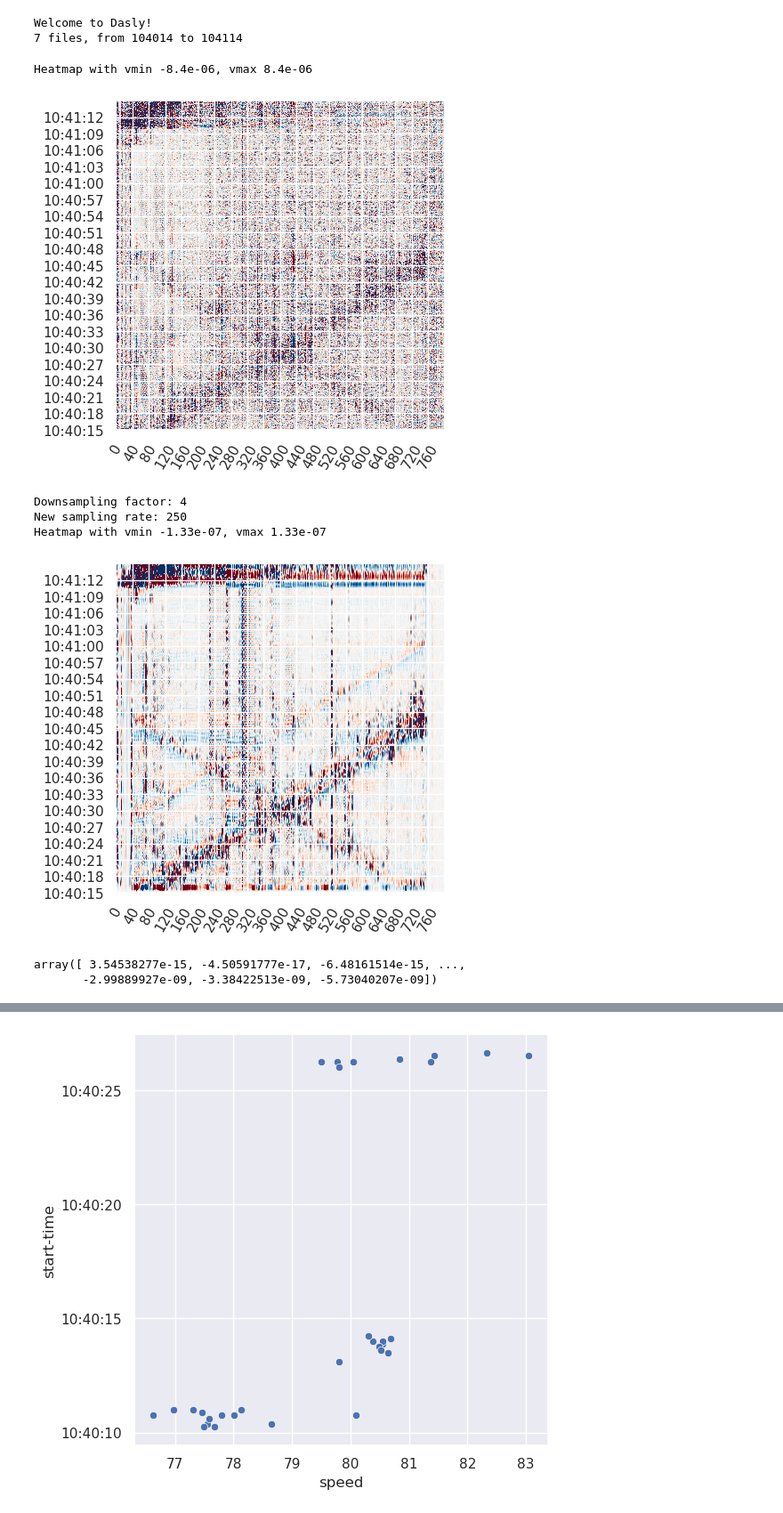
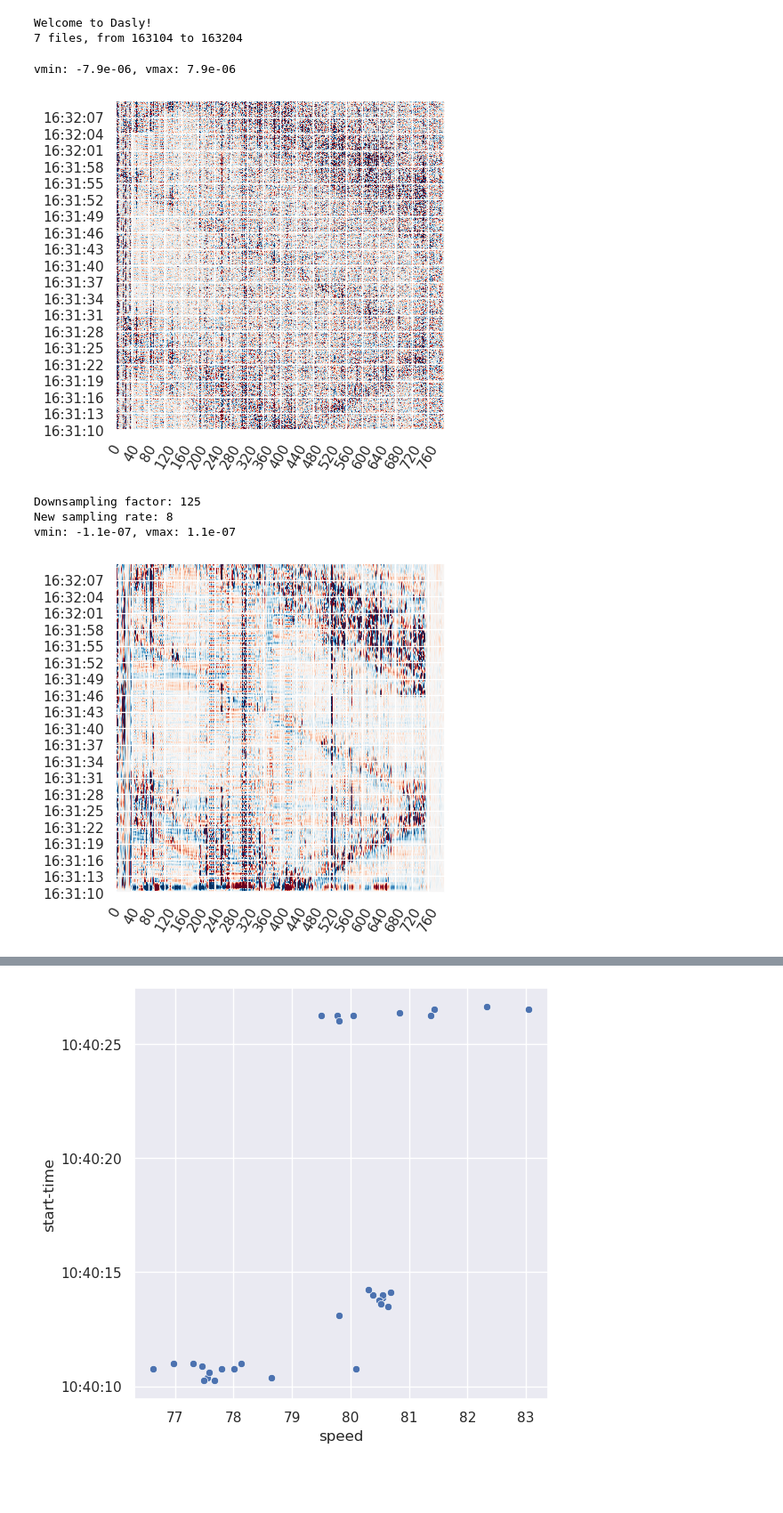
Before and after one commit to truongphanduykhanh/dasly, a Jupyter notebook: notebooks/15.0-khanhtruong-bridge_alldata.ipynb, the cells around one changed output, grey strips where cells are left out. Shown at 89% size. Drawn from its saved outputs; the diff is of its cells as text; code cells hidden in the pictures; blank space fills up the shorter version.

```diff
--- a/notebooks/15.0-khanhtruong-bridge_alldata.ipynb
+++ b/notebooks/15.0-khanhtruong-bridge_alldata.ipynb
@@ -18,32 +20,27 @@ das.load_data(
     folder_path='/media/kptruong/yellow02/Aastfjordbrua/',
     # start='20230901 103015',  # full 2 lines
     # start='20231005 082445',
-    # start='20230901 163100',  # part of a line
+    start='20230901 163110',  # part of a line
+    # start='20231005 082445',
     # start='20230901 183015',  # noise
-    start='20230901 104015',  # 2 cars close to each other
+    # start='20230901 104015',  # 2 cars close to each other
     duration=60
 )
 # %% [output]
 Welcome to Dasly!
-7 files, from 104014 to 104114
+7 files, from 163104 to 163204
 # %%
 das.reset()
 das.heatmap()
 # %% [output]
-Heatmap with vmin -8.4e-06, vmax 8.4e-06
+vmin: -7.9e-06, vmax: 7.9e-06
-[figure, old version]
+[figure, new version]
 # %%
-das.reset()
 das.lowpass_filter(0.5)
-das.decimate(4)
+das.decimate(sampling_rate=6)
 das.heatmap()
 # %% [output]
-Downsampling factor: 4
-New sampling rate: 250
-Heatmap with vmin -1.33e-07, vmax 1.33e-07
+Downsampling factor: 125
+New sampling rate: 8
+vmin: -1.1e-07, vmax: 1.1e-07
-[figure, old version]
+[figure, new version]
-# %%
-pd.Series(das.signal.values.flatten()).unique()
-# %% [output]
-array([ 3.54538277e-15, -4.50591777e-17, -6.48161514e-15, ...,
-       -2.99889927e-09, -3.38422513e-09, -5.73040207e-09])
```
Also changed, not shown: parts of 44 cells of this notebook, 6 other files.
